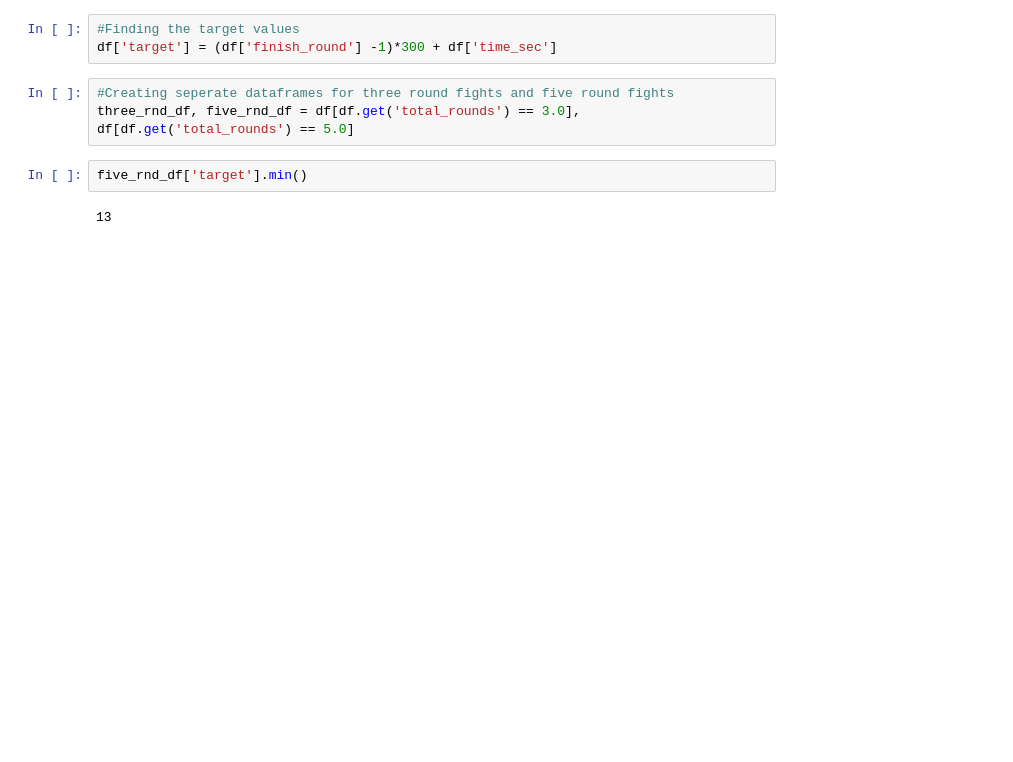
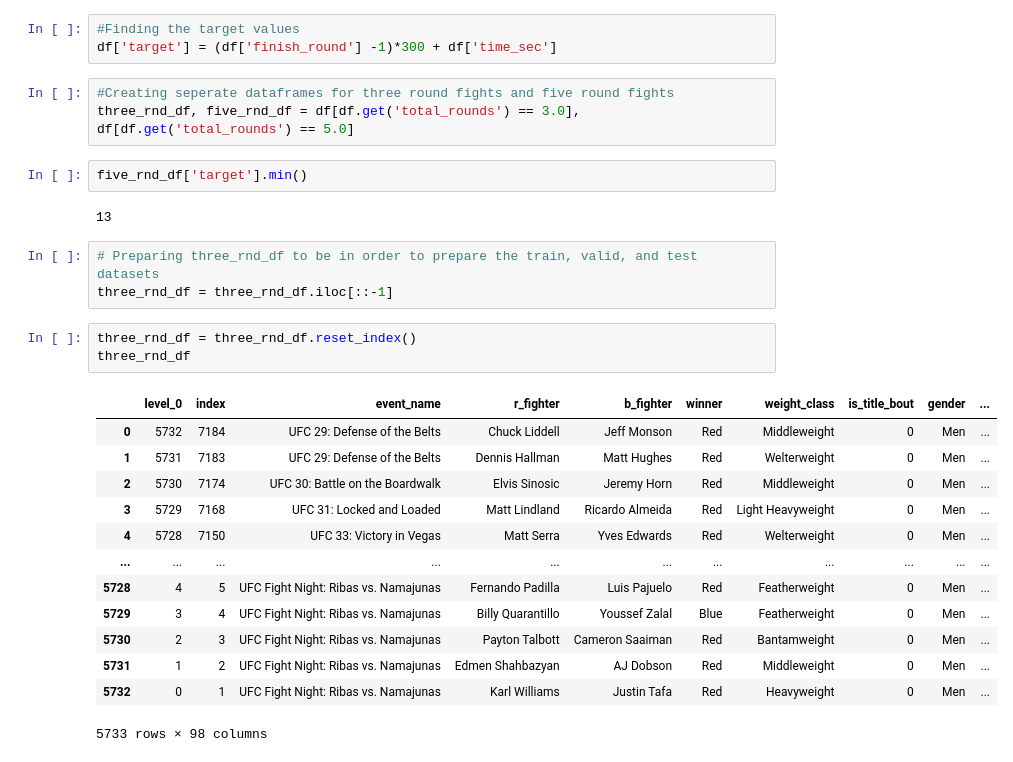
Before and after one commit to rishabkolan/Predicting-the-amount-of-time-a-UFC-fight-lasts, a Jupyter notebook: main.ipynb, the cells around one changed output. Saved outputs shown, nothing was run; the diff lists cells and outputs as text; blank space fills up the shorter version.

```diff
--- a/main.ipynb
+++ b/main.ipynb
@@ -72,3 +75,23 @@ three_rnd_df, five_rnd_df = df[df.get('total_rounds') == 3.0], df[df.get('total_
 five_rnd_df['target'].min()
 # %% [output]
 13
+# %%
+# Preparing three_rnd_df to be in order to prepare the train, valid, and test datasets
+three_rnd_df = three_rnd_df.iloc[::-1]
+# %%
+three_rnd_df = three_rnd_df.reset_index()
+three_rnd_df
+# %% [output]
+|  | level_0 | index | event_name | r_fighter | b_fighter | winner | weight_class | is_title_bout | gender | ... |
+| 0 | 5732 | 7184 | UFC 29: Defense of the Belts | Chuck Liddell | Jeff Monson | Red | Middleweight | 0 | Men | ... |
+| 1 | 5731 | 7183 | UFC 29: Defense of the Belts | Dennis Hallman | Matt Hughes | Red | Welterweight | 0 | Men | ... |
+| 2 | 5730 | 7174 | UFC 30: Battle on the Boardwalk | Elvis Sinosic | Jeremy Horn | Red | Middleweight | 0 | Men | ... |
+| 3 | 5729 | 7168 | UFC 31: Locked and Loaded | Matt Lindland | Ricardo Almeida | Red | Light Heavyweight | 0 | Men | ... |
+| 4 | 5728 | 7150 | UFC 33: Victory in Vegas | Matt Serra | Yves Edwards | Red | Welterweight | 0 | Men | ... |
+| ... | ... | ... | ... | ... | ... | ... | ... | ... | ... | ... |
+| 5728 | 4 | 5 | UFC Fight Night: Ribas vs. Namajunas | Fernando Padilla | Luis Pajuelo | Red | Featherweight | 0 | Men | ... |
+| 5729 | 3 | 4 | UFC Fight Night: Ribas vs. Namajunas | Billy Quarantillo | Youssef Zalal | Blue | Featherweight | 0 | Men | ... |
+| 5730 | 2 | 3 | UFC Fight Night: Ribas vs. Namajunas | Payton Talbott | Cameron Saaiman | Red | Bantamweight | 0 | Men | ... |
+| 5731 | 1 | 2 | UFC Fight Night: Ribas vs. Namajunas | Edmen Shahbazyan | AJ Dobson | Red | Middleweight | 0 | Men | ... |
+| 5732 | 0 | 1 | UFC Fight Night: Ribas vs. Namajunas | Karl Williams | Justin Tafa | Red | Heavyweight | 0 | Men | ... |
+5733 rows × 98 columns
```
Also changed, not shown: parts of 3 cells of this notebook.
